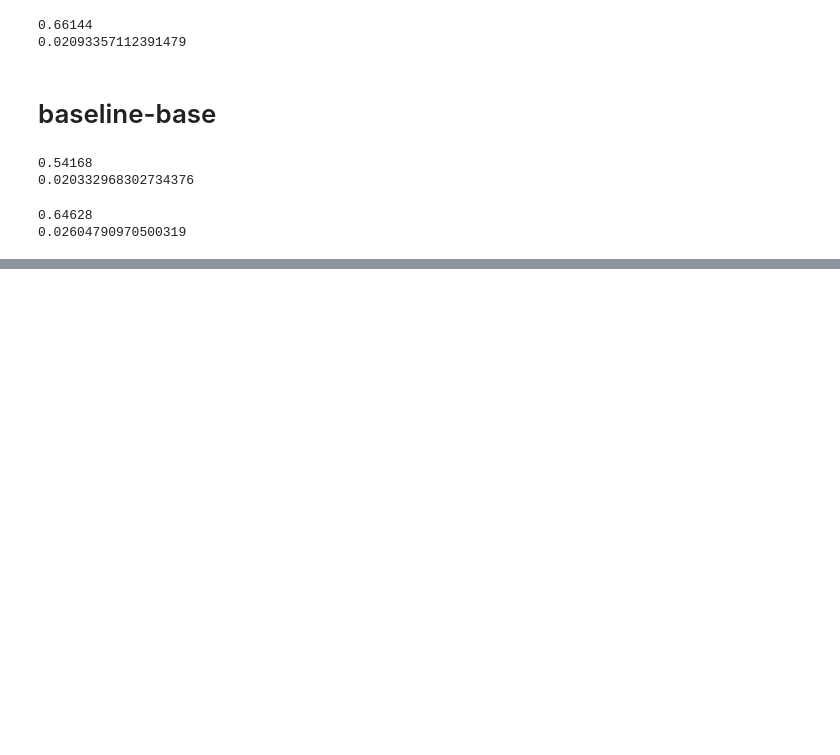
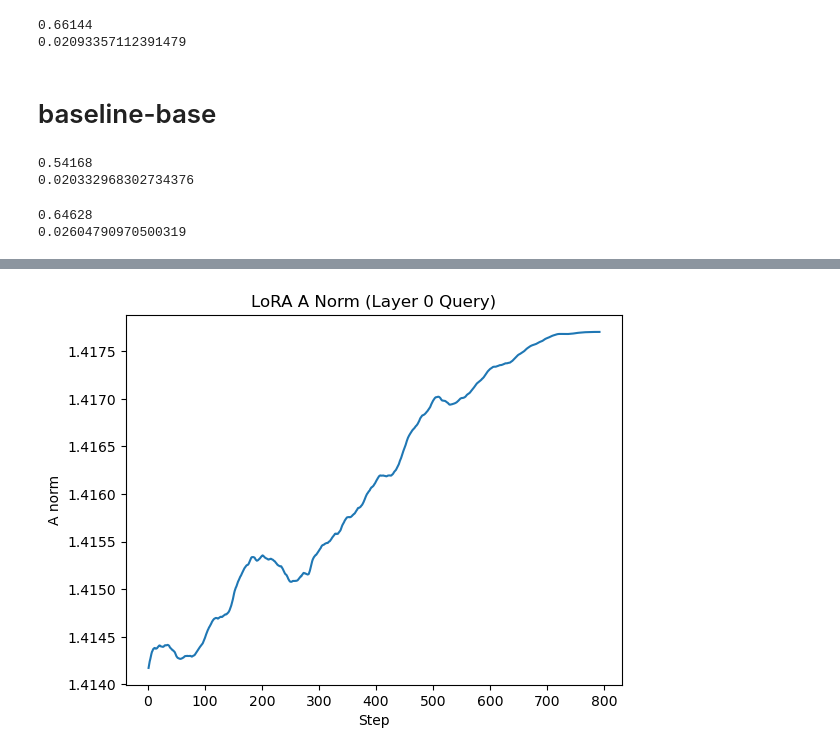
Before and after one commit to xlx6/X-Lora, a Jupyter notebook: test.ipynb, the cells around one changed output, grey strips where cells are left out. Drawn from its saved outputs; the diff is of its cells as text; code cells hidden in the pictures; blank space fills up the shorter version.

```diff
--- a/test.ipynb
+++ b/test.ipynb
@@ -48,0 +91,9 @@ print(std)
+# %%
+key = "encoder.layer.0.attention.self.query/norm_A"
+plt.plot(df["step"], df[key])
+plt.xlabel("Step")
+plt.ylabel("A norm")
+plt.title("LoRA A Norm (Layer 0 Query)")
+plt.show()
+# %% [output]
+[figure, added]
```
Also changed, not shown: parts of 5 cells of this notebook, 12 other files.
